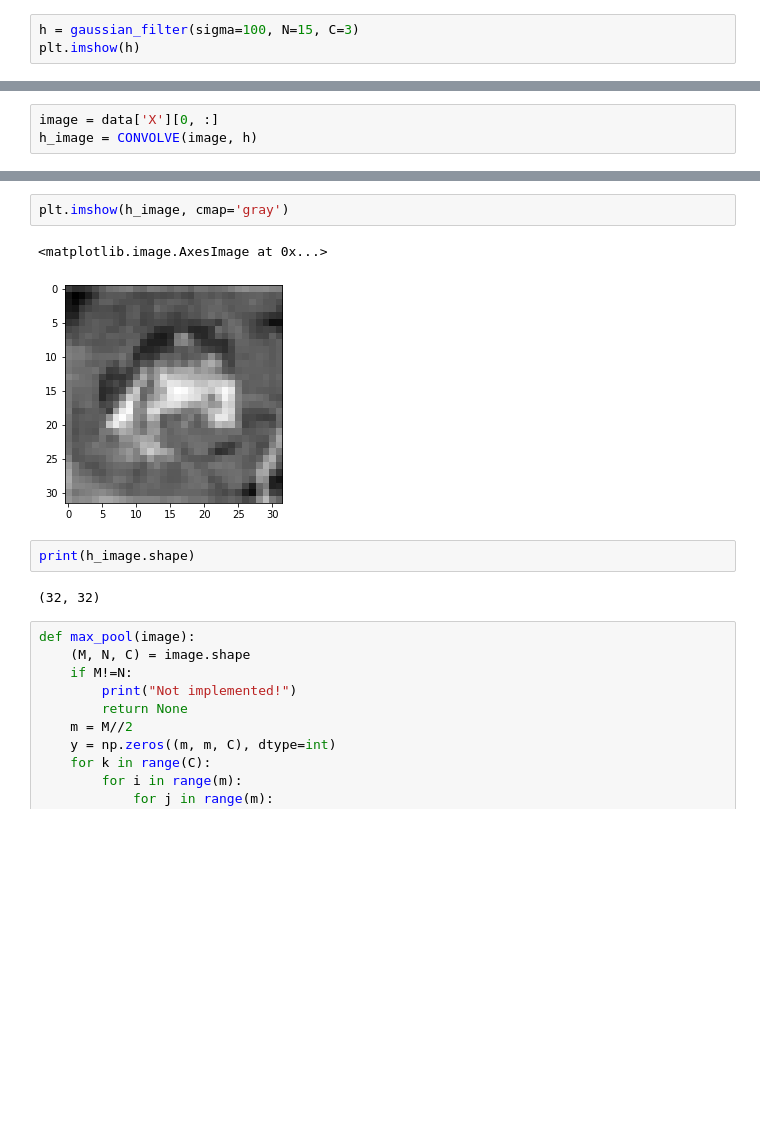
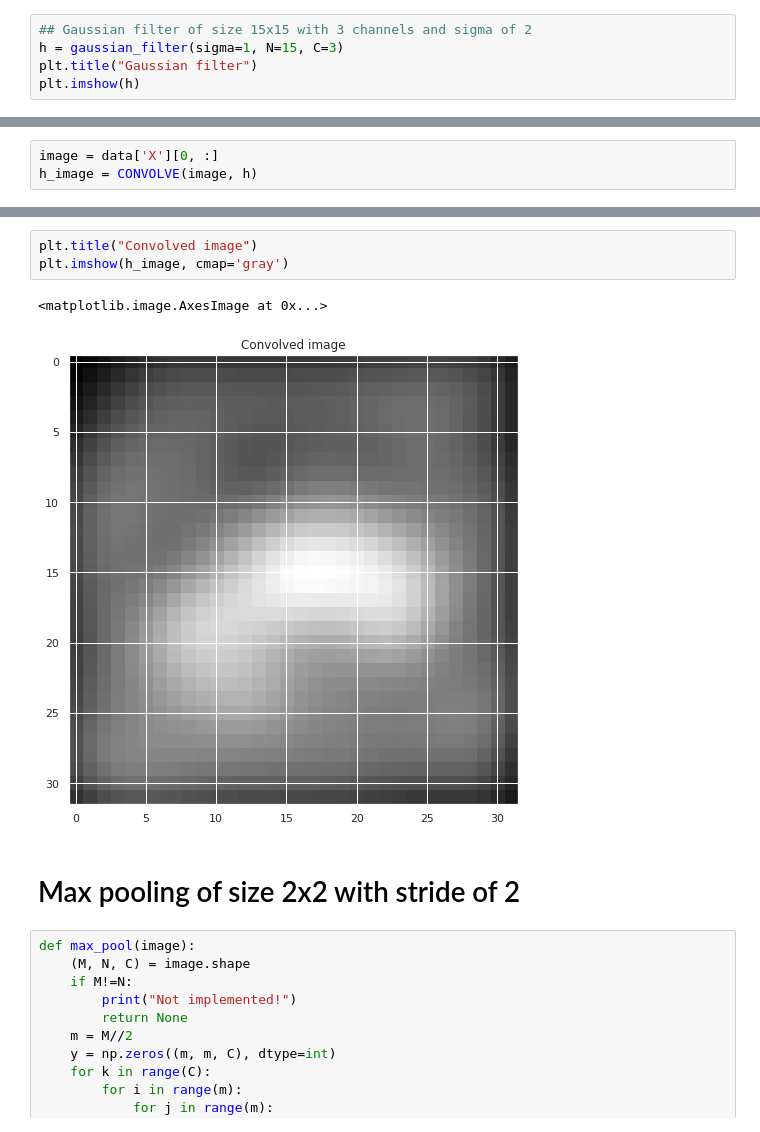
Before and after one commit to TUdayKiranReddy/IVP, a Jupyter notebook: Assignments/Assignment 5/EE19BTECH11038-HW5.ipynb, the cells around one changed output, grey strips where cells are left out. Cells and saved outputs as stored; diff of their text form; blank space fills up the shorter version.

```diff
--- a/Assignments/Assignment 5/EE19BTECH11038-HW5.ipynb
+++ b/Assignments/Assignment 5/EE19BTECH11038-HW5.ipynb
@@ -105,5 +96,7 @@ Wall time: 11.6 s
 # %%
-h = gaussian_filter(sigma=100, N=15, C=3)
+## Gaussian filter of size 15x15 with 3 channels and sigma of 2
+h = gaussian_filter(sigma=1, N=15, C=3)
+plt.title("Gaussian filter")
 plt.imshow(h)
 # %% [output]
 <matplotlib.image.AxesImage at 0x...>
@@ -119,12 +113,11 @@ plt.imshow(image)
 # %%
+plt.title("Convolved image")
 plt.imshow(h_image, cmap='gray')
 # %% [output]
 <matplotlib.image.AxesImage at 0x...>
-[figure, old version]
+[figure, new version]
-# %%
-print(h_image.shape)
-# %% [output]
-(32, 32)
+# %% [markdown]
+# Max pooling of size 2x2 with stride of 2
 # %%
 def max_pool(image):
     (M, N, C) = image.shape
```
Also changed, not shown: parts of 26 cells of this notebook.
